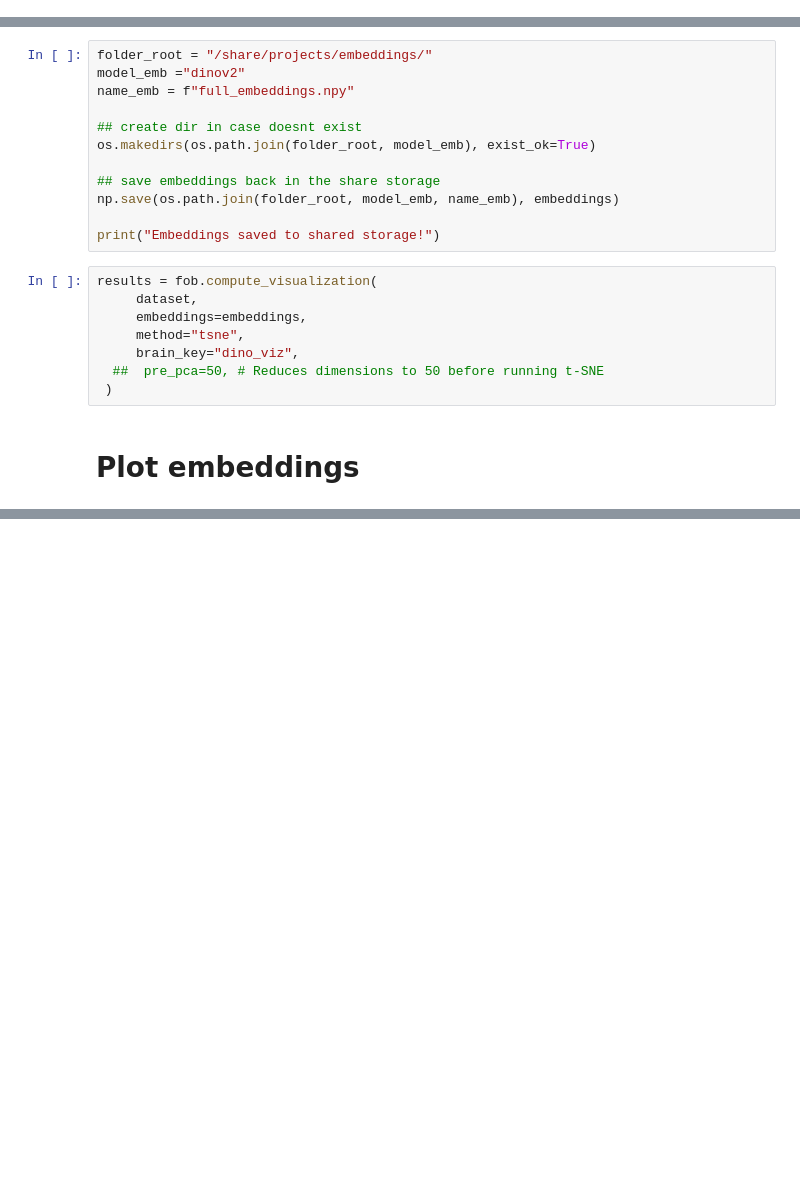
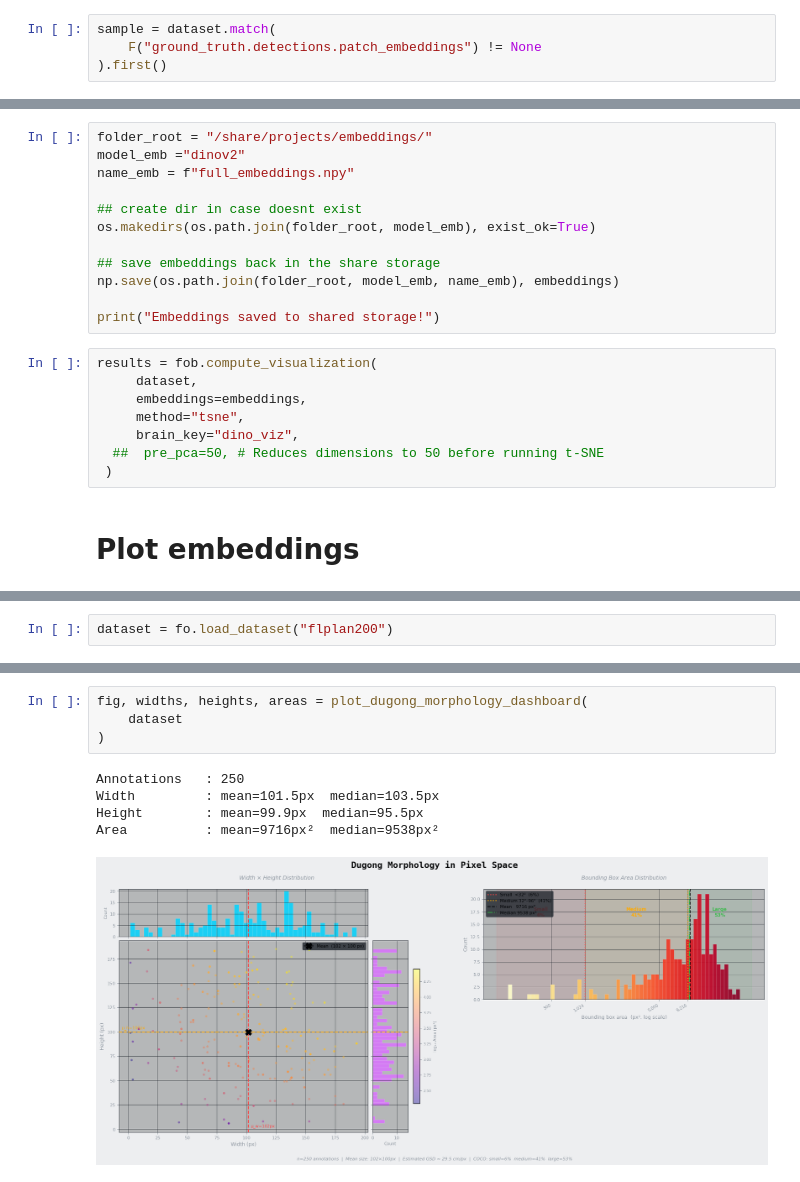
Before and after one commit to emanuel-gf/Dugongs_IRISA-MARBEC-LIRMM, a Jupyter notebook: fiftyone/create_embeddings.ipynb, the cells around one changed output, grey strips where cells are left out. Drawn from its saved outputs; the diff is of its cells as text; blank space fills up the shorter version.

```diff
--- a/fiftyone/create_embeddings.ipynb
+++ b/fiftyone/create_embeddings.ipynb
@@ -288,0 +354,4 @@ patch_embeddings = dataset.compute_patch_embeddings(
+# %%
+sample = dataset.match(
+    F("ground_truth.detections.patch_embeddings") != None
+).first()
@@ -582,0 +925,2 @@ full_emb_results = fob.compute_visualization(
+# %%
+dataset = fo.load_dataset("flplan200")
@@ -582,0 +1233,10 @@ full_emb_results = fob.compute_visualization(
+# %%
+fig, widths, heights, areas = plot_dugong_morphology_dashboard(
+    dataset
+)
+# %% [output]
+Annotations   : 250
+Width         : mean=101.5px  median=103.5px
+Height        : mean=99.9px  median=95.5px
+Area          : mean=9716px²  median=9538px²
+[figure, added]
```
Also changed, not shown: parts of 20 cells of this notebook, 3 other files.
